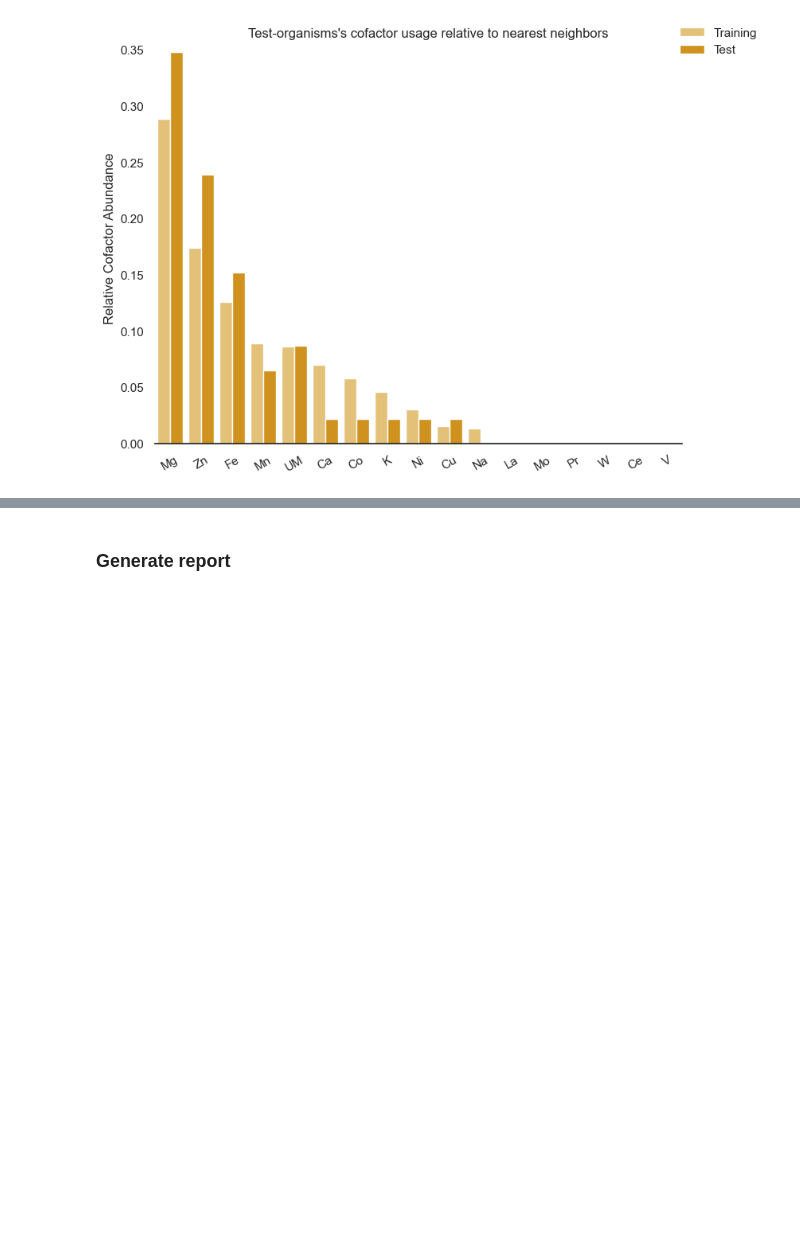
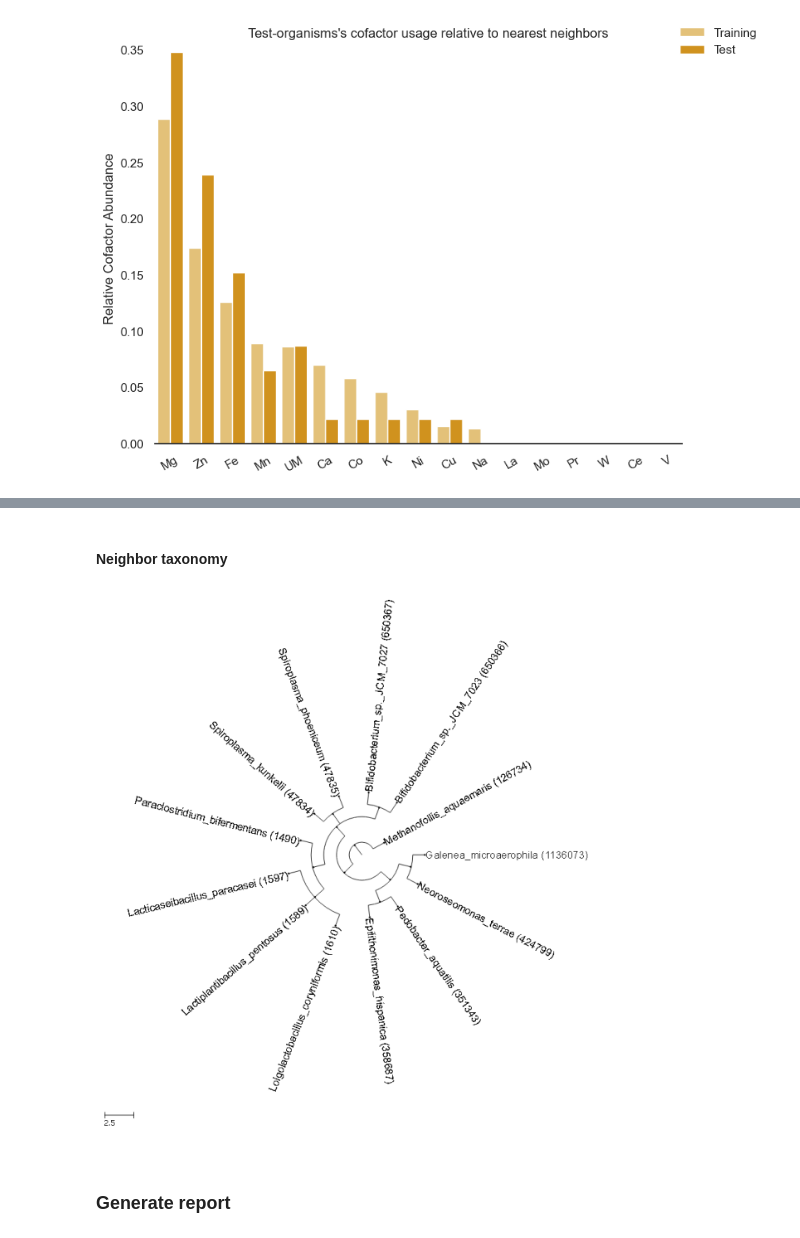
Before and after one commit to giovannellilab/media-prediction, a Jupyter notebook: notebooks/03-MIPEM.ipynb, the cells around one changed output, grey strips where cells are left out. Drawn from its saved outputs; the diff is of its cells as text; code cells hidden in the pictures; blank space fills up the shorter version.

```diff
--- a/notebooks/03-MIPEM.ipynb
+++ b/notebooks/03-MIPEM.ipynb
@@ -263,3 +295,46 @@ g.fig.set_size_inches(8.5, 6)
+# %% [markdown]
+#### Neighbor taxonomy
+# %%
+from ete3 import NCBITaxa, TreeStyle, NodeStyle
+import matplotlib.pyplot as plt
+from PIL import Image
+
+# Build and annotate a circular tree
+ncbi = NCBITaxa()
+tree = ncbi.get_topology(neighbor_ids)
+
+# Annotate with "Genus|species (taxon_id)""
+for leaf in tree:
+    taxid = int(leaf.name)
+    name = ncbi.get_taxid_translator([taxid])[taxid]
+    leaf.name = f"{name.replace(' ', '_')} ({taxid})"  # include taxid
+
+# Format tree layout
+nstyle = NodeStyle()
+nstyle["size"] = 0
+for n in tree.traverse():
+    n.set_style(nstyle)
+
+ts = TreeStyle()
+ts.mode = "c"  # circular tree
+ts.show_leaf_name = False
+ts.show_branch_length = False
+ts.show_branch_support = False
+ts.scale = 20  # adjust spacing
+
+# ETE3 only renders to files, save a temporary .png
+png_file = "neighbor_tree.png"
+tree.render(png_file, w=850, units="px", tree_style=ts)
+
+# Load temporary .png into a Matplotlib figure
+img = Image.open(png_file)
+fig, ax = plt.subplots(figsize=(8.5, 8.5))
+ax.imshow(img)
+ax.axis("off")
+
+facet_figs.append(fig)
+# %% [output]
+[figure, added]
 # %% [markdown]
 ### Generate report
 # %%
```
Also changed, not shown: parts of 6 cells of this notebook.
